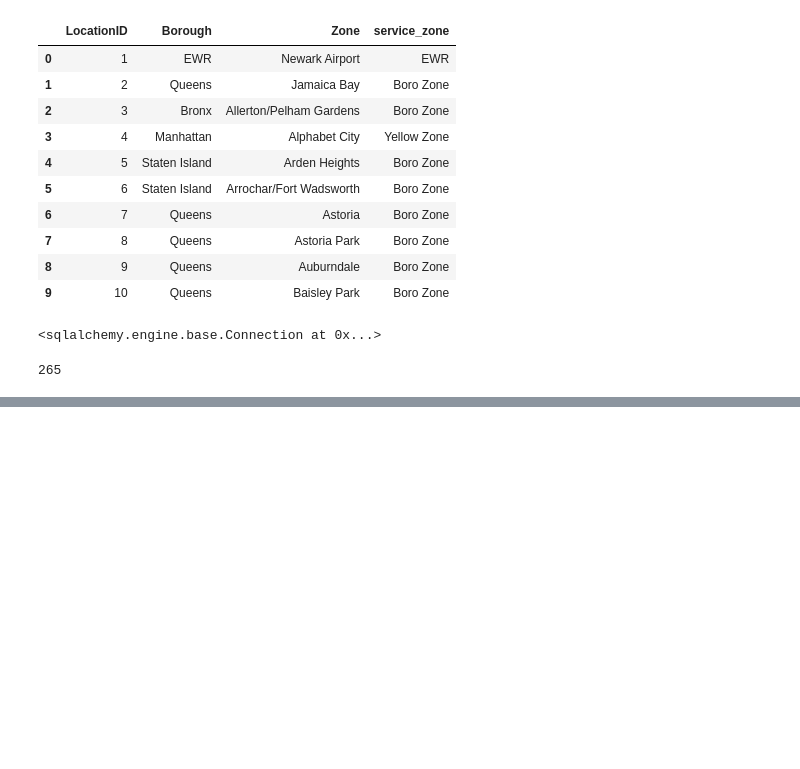
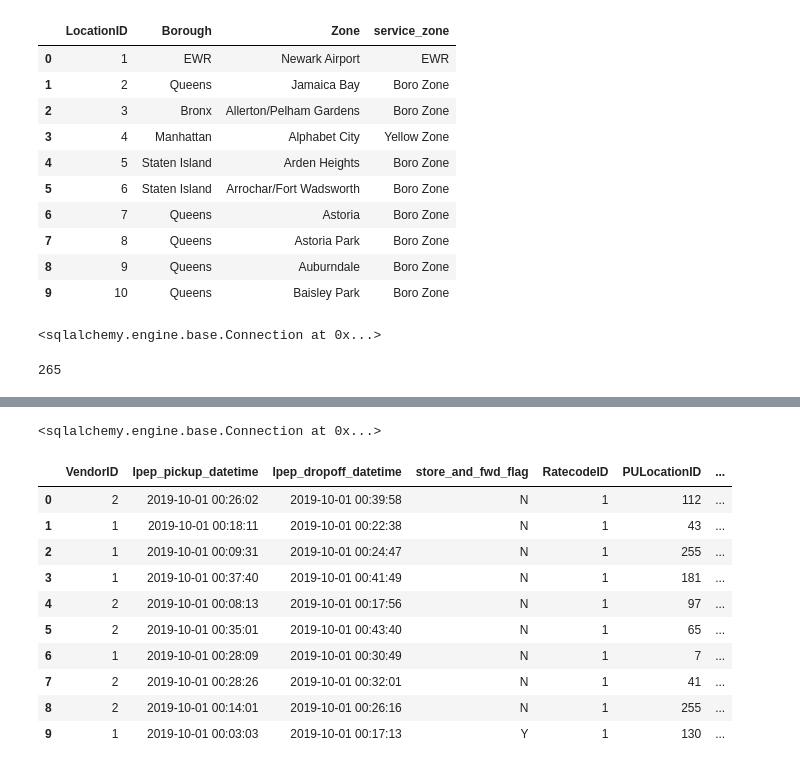
Before and after one commit to fonsecagabriella/data_engineering, a Jupyter notebook: 01_docker_postgress/script_populate_postgres_table_from_local.ipynb, the cells around one changed output, grey strips where cells are left out. Cells and saved outputs as stored; diff of their text form; code cells hidden in the pictures; blank space fills up the shorter version.

```diff
--- a/01_docker_postgress/script_populate_postgres_table_from_local.ipynb
+++ b/01_docker_postgress/script_populate_postgres_table_from_local.ipynb
@@ -214,0 +236,31 @@ df_zones.to_sql(name="taxi_zone_lookup", con=engine, if_exists="replace")
+# %%
+from sqlalchemy import create_engine
+
+engine = create_engine("postgresql://root:root@localhost:5432/ny_taxi") #values from the docker file (for postgres)
+
+engine.connect()
+# %% [output]
+<sqlalchemy.engine.base.Connection at 0x...>
+# %%
+from time import time
+import pandas as pd
+
+table_name="green_taxi_trips"
+
+df_iter = pd.read_csv("../taxi_data/green_tripdata_2019-10.csv.gz", iterator=True, chunksize=100000, compression='gzip')
+
+df = next(df_iter)
+
+df.head(10)
+# %% [output]
+|  | VendorID | lpep_pickup_datetime | lpep_dropoff_datetime | store_and_fwd_flag | RatecodeID | PULocationID | ... |
+| 0 | 2 | 2019-10-01 00:26:02 | 2019-10-01 00:39:58 | N | 1 | 112 | ... |
+| 1 | 1 | 2019-10-01 00:18:11 | 2019-10-01 00:22:38 | N | 1 | 43 | ... |
+| 2 | 1 | 2019-10-01 00:09:31 | 2019-10-01 00:24:47 | N | 1 | 255 | ... |
+| 3 | 1 | 2019-10-01 00:37:40 | 2019-10-01 00:41:49 | N | 1 | 181 | ... |
+| 4 | 2 | 2019-10-01 00:08:13 | 2019-10-01 00:17:56 | N | 1 | 97 | ... |
+| 5 | 2 | 2019-10-01 00:35:01 | 2019-10-01 00:43:40 | N | 1 | 65 | ... |
+| 6 | 1 | 2019-10-01 00:28:09 | 2019-10-01 00:30:49 | N | 1 | 7 | ... |
+| 7 | 2 | 2019-10-01 00:28:26 | 2019-10-01 00:32:01 | N | 1 | 41 | ... |
+| 8 | 2 | 2019-10-01 00:14:01 | 2019-10-01 00:26:16 | N | 1 | 255 | ... |
+| 9 | 1 | 2019-10-01 00:03:03 | 2019-10-01 00:17:13 | Y | 1 | 130 | ... |
```
Also changed, not shown: parts of 4 cells of this notebook, 4 other files.
